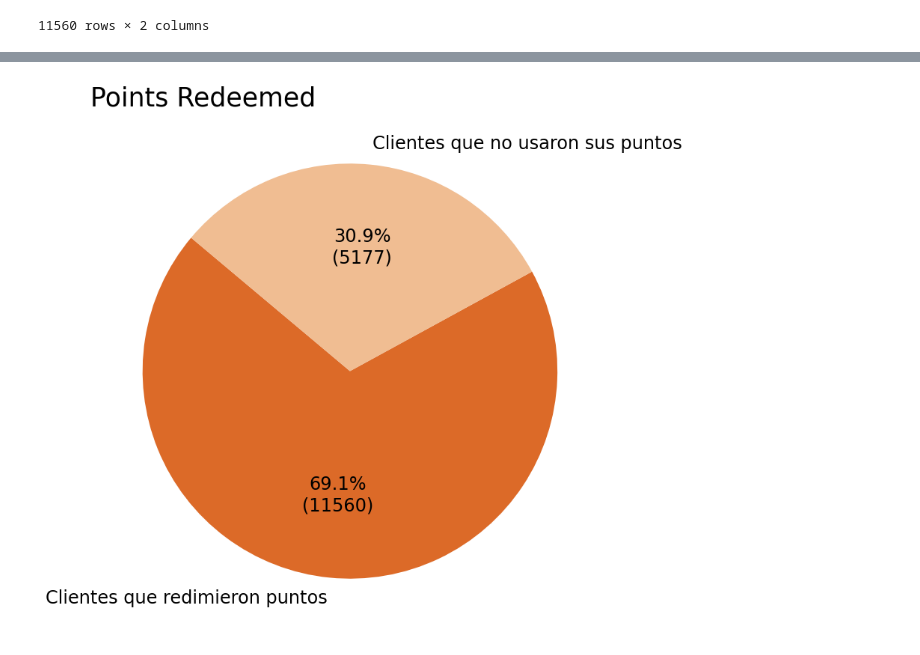
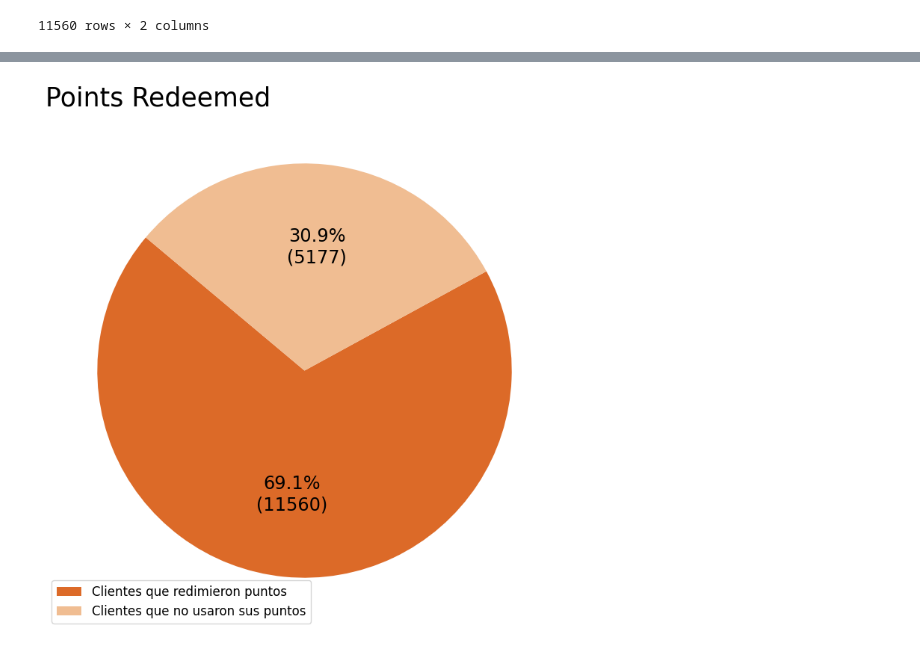
Before and after one commit to omniaunusest/bda-modulo-3-evaluacion-final-fork, a Jupyter notebook: EDA.ipynb, the cells around one changed output, grey strips where cells are left out. Cells and saved outputs as stored; diff of their text form; code cells hidden in the pictures.

```diff
--- a/EDA.ipynb
+++ b/EDA.ipynb
@@ -266,26 +231,17 @@ plt.show()
 # %%
-import matplotlib.pyplot as plt
-
 # Datos
 clientes_con_redencion = 11560
 clientes_sin_redencion = 16737 - clientes_con_redencion
 labels = ['Clientes que redimieron puntos', 'Clientes que no usaron sus puntos']
 values = [clientes_con_redencion, clientes_sin_redencion]
 colors = ["#dc6a28", "#f0bd92"]
 
-# Función para mostrar porcentaje y número
-def make_autopct(values):
-    def my_autopct(pct):
-        total = sum(values)
-        val = int(round(pct*total/100.0))
-        return f'{pct:.1f}%\n({val})'
-    return my_autopct
-
 # Crear gráfico de pastel con tamaño de letra grande
 plt.figure(figsize=(9,9))
-plt.pie(values, labels=labels, autopct=make_autopct(values),
+plt.pie(values, autopct=make_autopct(values),
         startangle=140, colors=colors, textprops={'size': 'xx-large', 'weight': 'normal'})
+plt.legend(labels, loc="lower left", fontsize='large')
 plt.title('Points Redeemed', fontsize=25, loc = 'left')
 plt.show()
 # %% [output]
-[figure, old version]
+[figure, new version]
```
Also changed, not shown: parts of 12 cells of this notebook, 7 other files.
